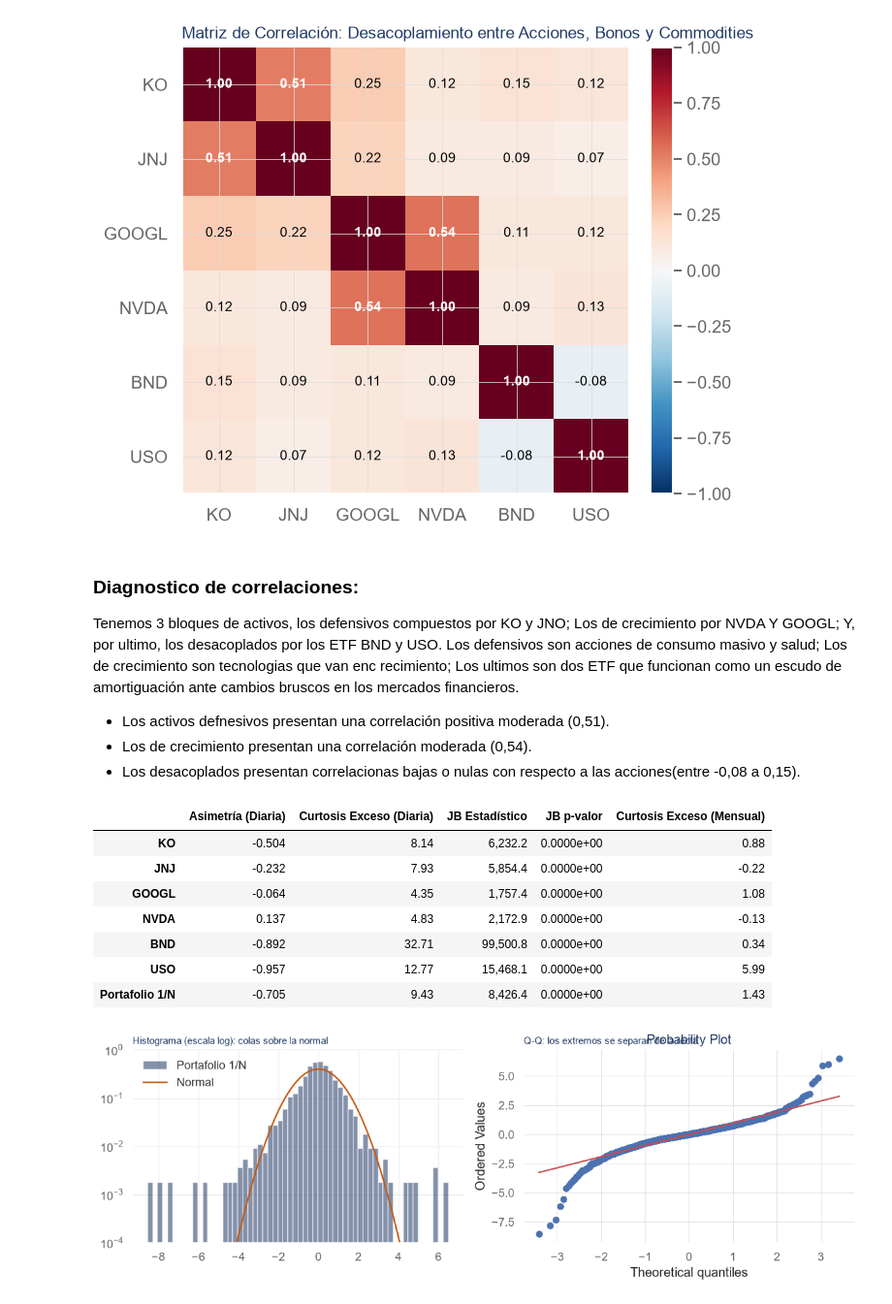
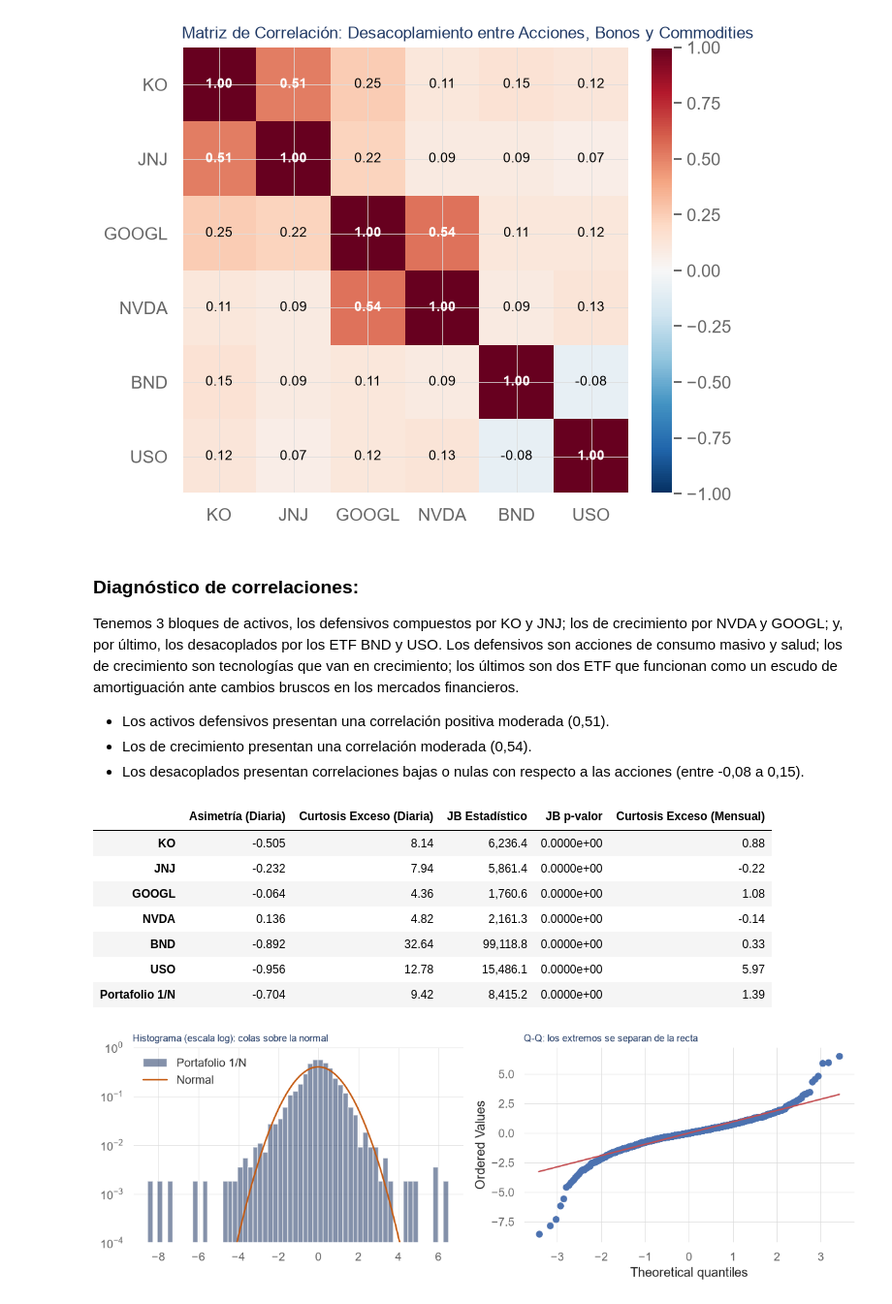
Before and after one commit to fcisternasg/lab4-portafolios, a Jupyter notebook: Taller_4_Portafolio.ipynb, the cells around one changed output. Shown at 97% size. Cells and saved outputs as stored; diff of their text form; code cells hidden in the pictures.

```diff
--- a/Taller_4_Portafolio.ipynb
+++ b/Taller_4_Portafolio.ipynb
@@ -44,9 +44,10 @@ TICKERS = {"KO": "KO", "JNJ": "JNJ", "GOOGL": "GOOGL", "NVDA": "NVDA", "BND": "B
 BENCHMARK = {"KO": 0.15, "JNJ": 0.15, "GOOGL": 0.15, "NVDA": 0.15, "BND": 0.30, "USO": 0.10}
 # Datos
 INICIO = "2018-01-01"
+FIN = "2026-11-11"      # fecha de corte fija (exclusiva): el último dato es 2026-11-10
 RESPALDO = "mis_precios_taller4.csv"
 
-def get_prices(tickers, backup=RESPALDO, start=INICIO, end=None):
+def get_prices(tickers, backup=RESPALDO, start=INICIO, end=FIN):
     import contextlib, io, logging
     try:
         import yfinance as yf
@@ -61,13 +62,13 @@ def get_prices(tickers, backup=RESPALDO, start=INICIO, end=None):
         px_final = px.rename(columns=tickers)[list(tickers.values())]
         px_final.to_csv(backup)
         print(f"Precios reales descargados de yfinance y respaldados en: {backup}")
-        return px_final
+        return px_final[px_final.index < end]
     except Exception as e:
         print(f"No se pudo descargar ({e}). Usando respaldo local: {backup}")
-        return pd.read_csv(backup, index_col=0, parse_dates=True)
+        return pd.read_csv(backup, index_col=0, parse_dates=True).loc[lambda d: d.index < end]
 
 # Retornos y momentos historicos
-precios = get_prices(TICKERS, backup=RESPALDO, start=INICIO)
+precios = get_prices(TICKERS, backup=RESPALDO, start=INICIO, end=FIN)
 retornos = precios.pct_change().dropna()
 ASSETS = list(retornos.columns)
 n = len(ASSETS)
@@ -126,12 +126,12 @@ plt.show()
 # %% [output]
 [figure]
 # %% [markdown]
-### Diagnostico de correlaciones:
-Tenemos 3 bloques de activos, los defensivos compuestos por KO y JNO; Los de crecimiento por NVDA Y GOOGL; Y, por ultimo, los desacoplados por los ETF BND y USO. Los defensivos son acciones de consumo masivo y salud; Los de crecimiento son tecnologias que van enc recimiento; Los ultimos son dos ETF que funcionan como un escudo de amortiguación ante cambios bruscos en los mercados financieros.
+### Diagnóstico de correlaciones:
+Tenemos 3 bloques de activos, los defensivos compuestos por KO y JNJ; los de crecimiento por NVDA y GOOGL; y, por último, los desacoplados por los ETF BND y USO. Los defensivos son acciones de consumo masivo y salud; los de crecimiento son tecnologías que van en crecimiento; los últimos son dos ETF que funcionan como un escudo de amortiguación ante cambios bruscos en los mercados financieros.
 
-- Los activos defnesivos presentan una correlación positiva moderada (0,51).
+- Los activos defensivos presentan una correlación positiva moderada (0,51).
 - Los de crecimiento presentan una correlación moderada (0,54).
-- Los desacoplados presentan correlacionas bajas o nulas con respecto a las acciones(entre -0,08 a 0,15).
+- Los desacoplados presentan correlaciones bajas o nulas con respecto a las acciones (entre -0,08 a 0,15).
 # %%
 # Normalidad
 
@@ -152,38 +152,39 @@ def normalidad(serie_d, serie_m):
         "Curtosis Exceso (Mensual)": stats.kurtosis(serie_m)
     }
 
 tab_norm = pd.DataFrame({a: normalidad(retornos[a], rets_m[a]) for a in ASSETS} |
                         {"Portafolio 1/N": normalidad(r_eq, r_eq_m)}).T
 
 display(tab_norm.style.format({
     "Asimetría (Diaria)": "{:.3f}",
     "Curtosis Exceso (Diaria)": "{:.2f}",
     "JB Estadístico": "{:,.1f}",
     "JB p-valor": "{:.4e}",
     "Curtosis Exceso (Mensual)": "{:.2f}"
 }))
 
 # Estandarización
 z = (r_eq - r_eq.mean()) / r_eq.std()
 fig, axes = plt.subplots(1, 2, figsize=(11, 3.8))
 # Colas pesadas (Histograma en escala logaritmica)
 axes[0].hist(z, bins=60, density=True, color=NAVY, alpha=0.55, label="Portafolio 1/N")
 xs = np.linspace(-5.5, 5.5, 300)
 axes[0].plot(xs, stats.norm.pdf(xs), color=ACCENT, lw=1.6, label="Normal")
 axes[0].set_yscale("log"); axes[0].set_ylim(1e-4, 1); axes[0].legend(frameon=False)
 axes[0].set_title("Histograma (escala log): colas sobre la normal", loc="left", fontsize=10)
 
 # Grafico Q-Q Normal
 stats.probplot(z, dist="norm", plot=axes[1])
+axes[1].set_title("")  # Elimina el título por defecto "Probability Plot"
 axes[1].set_title("Q-Q: los extremos se separan de la recta", loc="left", fontsize=10)
 plt.tight_layout(); plt.show()
 # %% [output]
 |  | Asimetría (Diaria) | Curtosis Exceso (Diaria) | JB Estadístico | JB p-valor | Curtosis Exceso (Mensual) |
-| KO | -0.504 | 8.14 | 6,232.2 | 0.0000e+00 | 0.88 |
-| JNJ | -0.232 | 7.93 | 5,854.4 | 0.0000e+00 | -0.22 |
-| GOOGL | -0.064 | 4.35 | 1,757.4 | 0.0000e+00 | 1.08 |
-| NVDA | 0.137 | 4.83 | 2,172.9 | 0.0000e+00 | -0.13 |
-| BND | -0.892 | 32.71 | 99,500.8 | 0.0000e+00 | 0.34 |
-| USO | -0.957 | 12.77 | 15,468.1 | 0.0000e+00 | 5.99 |
-| Portafolio 1/N | -0.705 | 9.43 | 8,426.4 | 0.0000e+00 | 1.43 |
+| KO | -0.505 | 8.14 | 6,236.4 | 0.0000e+00 | 0.88 |
+| JNJ | -0.232 | 7.94 | 5,861.4 | 0.0000e+00 | -0.22 |
+| GOOGL | -0.064 | 4.36 | 1,760.6 | 0.0000e+00 | 1.08 |
+| NVDA | 0.136 | 4.82 | 2,161.3 | 0.0000e+00 | -0.14 |
+| BND | -0.892 | 32.64 | 99,118.8 | 0.0000e+00 | 0.33 |
+| USO | -0.956 | 12.78 | 15,486.1 | 0.0000e+00 | 5.97 |
+| Portafolio 1/N | -0.704 | 9.42 | 8,415.2 | 0.0000e+00 | 1.39 |
-[figure, old version]
+[figure, new version]
```
Also changed, not shown: parts of 29 cells of this notebook, 5 other files.
